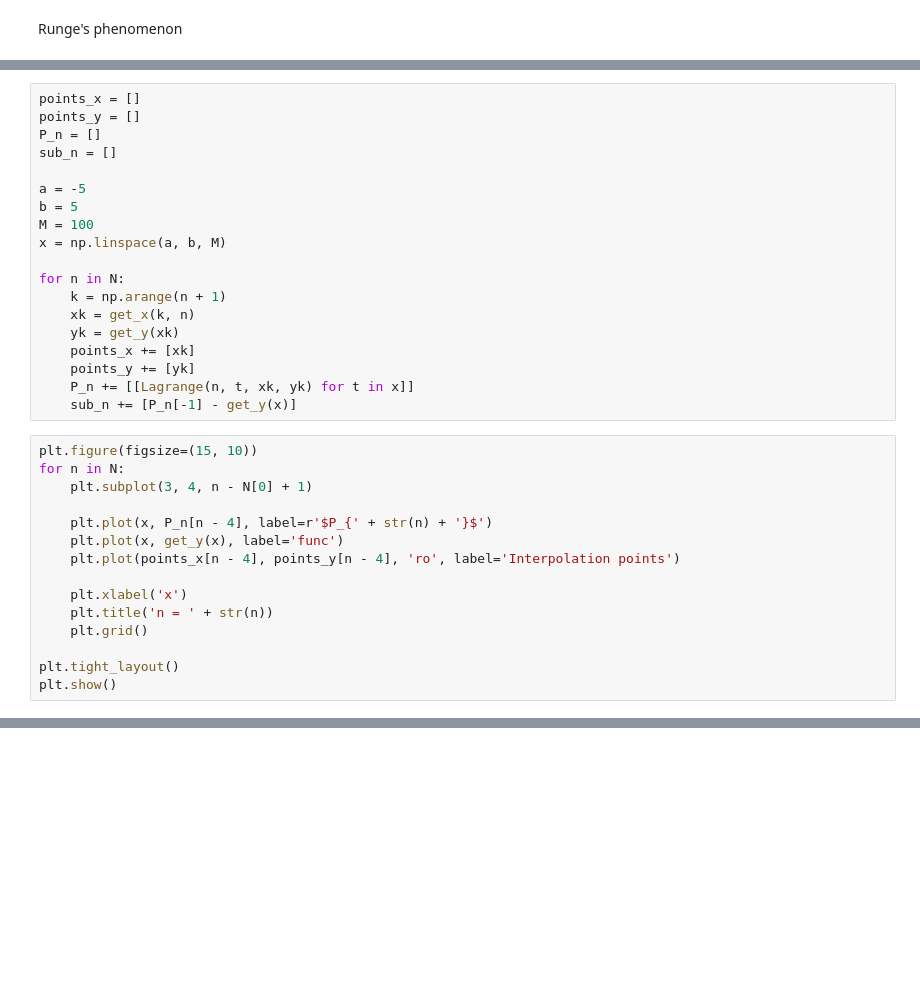
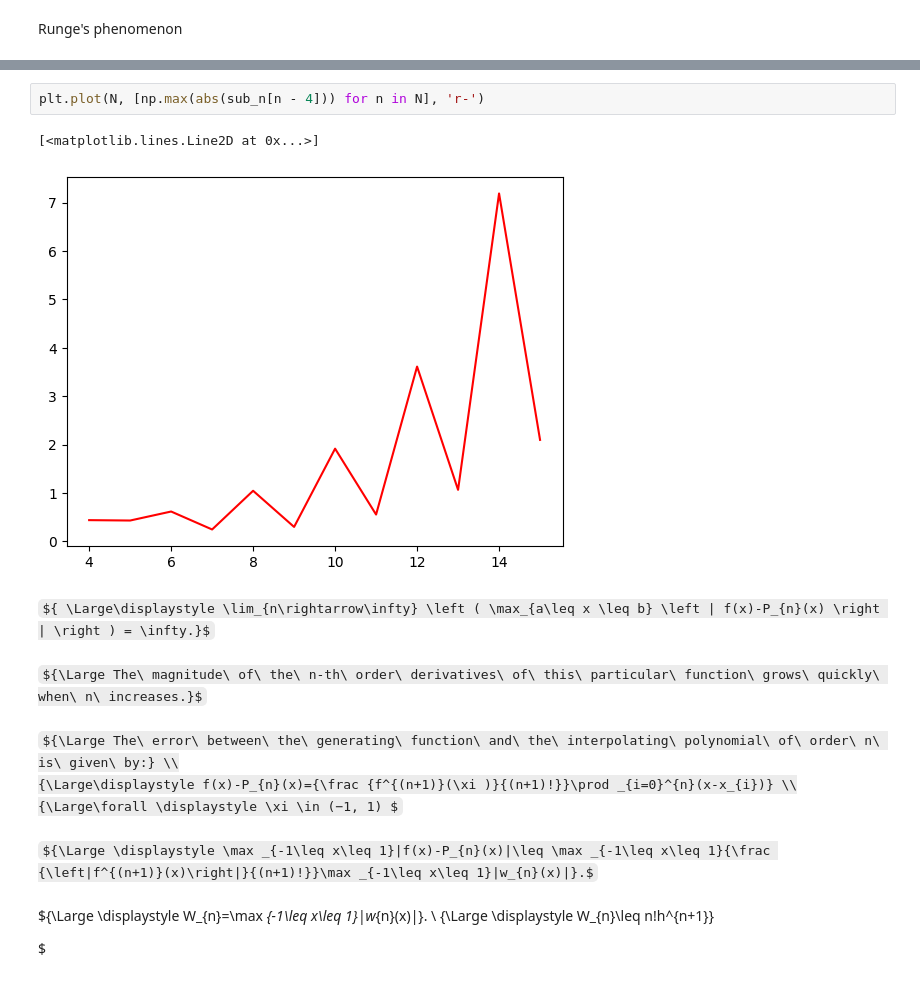
Before and after one commit to CuSynth/computational-physics, a Jupyter notebook: #5 Polynomial/solution.ipynb, the cells around one changed output, grey strips where cells are left out. Drawn from its saved outputs; the diff is of its cells as text; some formulas as TeX source; blank space fills up the shorter version.

```diff
--- a/#5 Polynomial/solution.ipynb
+++ b/#5 Polynomial/solution.ipynb
@@ -99,34 +91,0 @@ def Lagrange(n, x, x_src, y_src):
-# %%
-points_x = []
-points_y = []
-P_n = []
-sub_n = []
-
-a = -5
-b = 5
-M = 100
-x = np.linspace(a, b, M)
-
-for n in N:
-    k = np.arange(n + 1)
-    xk = get_x(k, n)
-    yk = get_y(xk)
-    points_x += [xk]
-    points_y += [yk]
-    P_n += [[Lagrange(n, t, xk, yk) for t in x]]
-    sub_n += [P_n[-1] - get_y(x)]
-# %%
-plt.figure(figsize=(15, 10))
-for n in N:
-    plt.subplot(3, 4, n - N[0] + 1)
-
-    plt.plot(x, P_n[n - 4], label=r'$P_{' + str(n) + '}$')
-    plt.plot(x, get_y(x), label='func')
-    plt.plot(points_x[n - 4], points_y[n - 4], 'ro', label='Interpolation points')
-
-    plt.xlabel('x')
-    plt.title('n = ' + str(n))
-    plt.grid()
-
-plt.tight_layout()
-plt.show()
@@ -134,0 +92,20 @@ plt.show()
+# %%
+plt.plot(N, [np.max(abs(sub_n[n - 4])) for n in N], 'r-')
+# %% [output]
+[<matplotlib.lines.Line2D at 0x...>]
+[figure, added]
+# %% [markdown]
+ ${ \Large\displaystyle \lim_{n\rightarrow\infty} \left ( \max_{a\leq x \leq b} \left | f(x)-P_{n}(x) \right | \right ) = \infty.}$
+# %% [markdown]
+${\Large The\ magnitude\ of\ the\ n-th\ order\ derivatives\ of\ this\ particular\ function\ grows\ quickly\ when\ n\ increases.}$
+# %% [markdown]
+${\Large The\ error\ between\ the\ generating\ function\ and\ the\ interpolating\ polynomial\ of\ order\ n\ is\ given\ by:} \\
+{\Large\displaystyle f(x)-P_{n}(x)={\frac {f^{(n+1)}(\xi )}{(n+1)!}}\prod _{i=0}^{n}(x-x_{i})} \\
+{\Large\forall \displaystyle \xi \in (−1, 1) $
+# %% [markdown]
+${\Large \displaystyle \max _{-1\leq x\leq 1}|f(x)-P_{n}(x)|\leq \max _{-1\leq x\leq 1}{\frac {\left|f^{(n+1)}(x)\right|}{(n+1)!}}\max _{-1\leq x\leq 1}|w_{n}(x)|}.$
+# %% [markdown]
+${\Large \displaystyle W_{n}=\max _{-1\leq x\leq 1}|w_{n}(x)|}. \\
+ {\Large \displaystyle W_{n}\leq n!h^{n+1}}
+
+$
```
Also changed, not shown: parts of 5 cells of this notebook.
